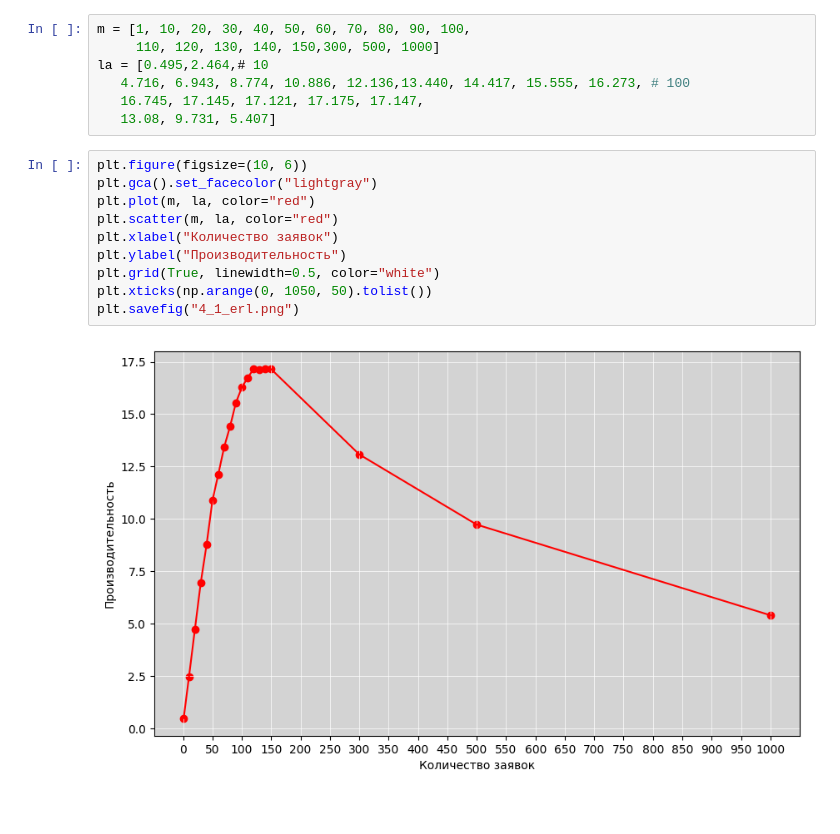
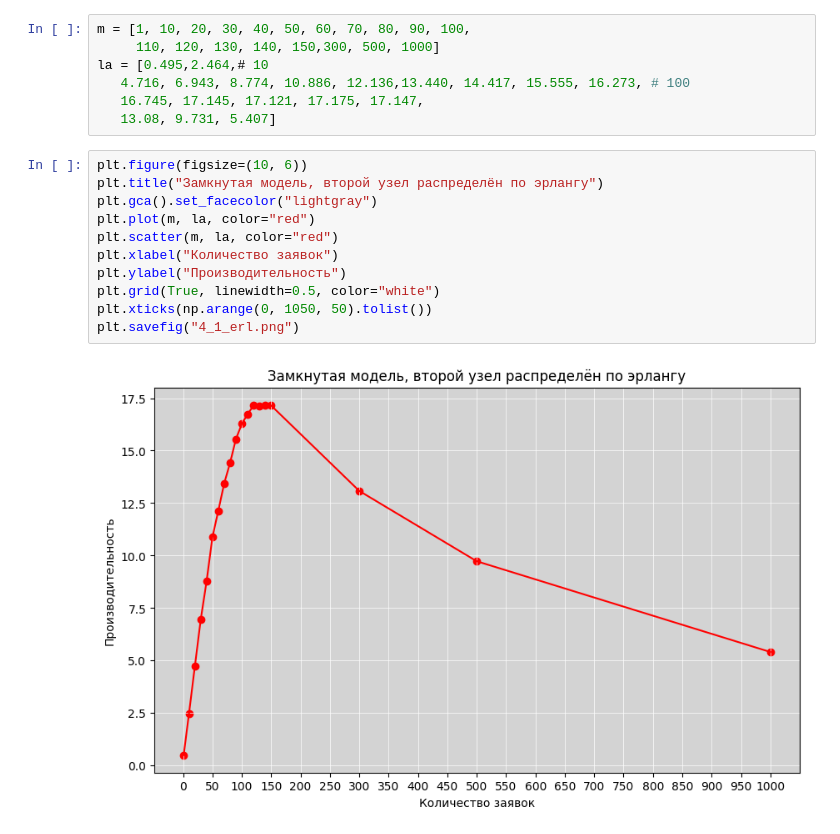
Before and after one commit to ta4ilka69/simulation-labs, a Jupyter notebook: lab4/graph_maker.ipynb, the cells around one changed output. Drawn from its saved outputs; the diff is of its cells as text.

```diff
--- a/lab4/graph_maker.ipynb
+++ b/lab4/graph_maker.ipynb
@@ -10,16 +10,17 @@ la = [0.495,2.464,# 10
    13.08, 9.731, 5.407]
 # %%
 plt.figure(figsize=(10, 6))
+plt.title("Замкнутая модель, второй узел распределён по эрлангу")
 plt.gca().set_facecolor("lightgray")
 plt.plot(m, la, color="red")
 plt.scatter(m, la, color="red")
 plt.xlabel("Количество заявок")
 plt.ylabel("Производительность")
 plt.grid(True, linewidth=0.5, color="white")
 plt.xticks(np.arange(0, 1050, 50).tolist())
 plt.savefig("4_1_erl.png")
 # %% [output]
-[figure, old version]
+[figure, new version]
 # %%
 m = m[3:len(m)-3]
 la = la[3:len(la)-3]
```
Also changed, not shown: parts of 5 cells of this notebook, 5 other files.
